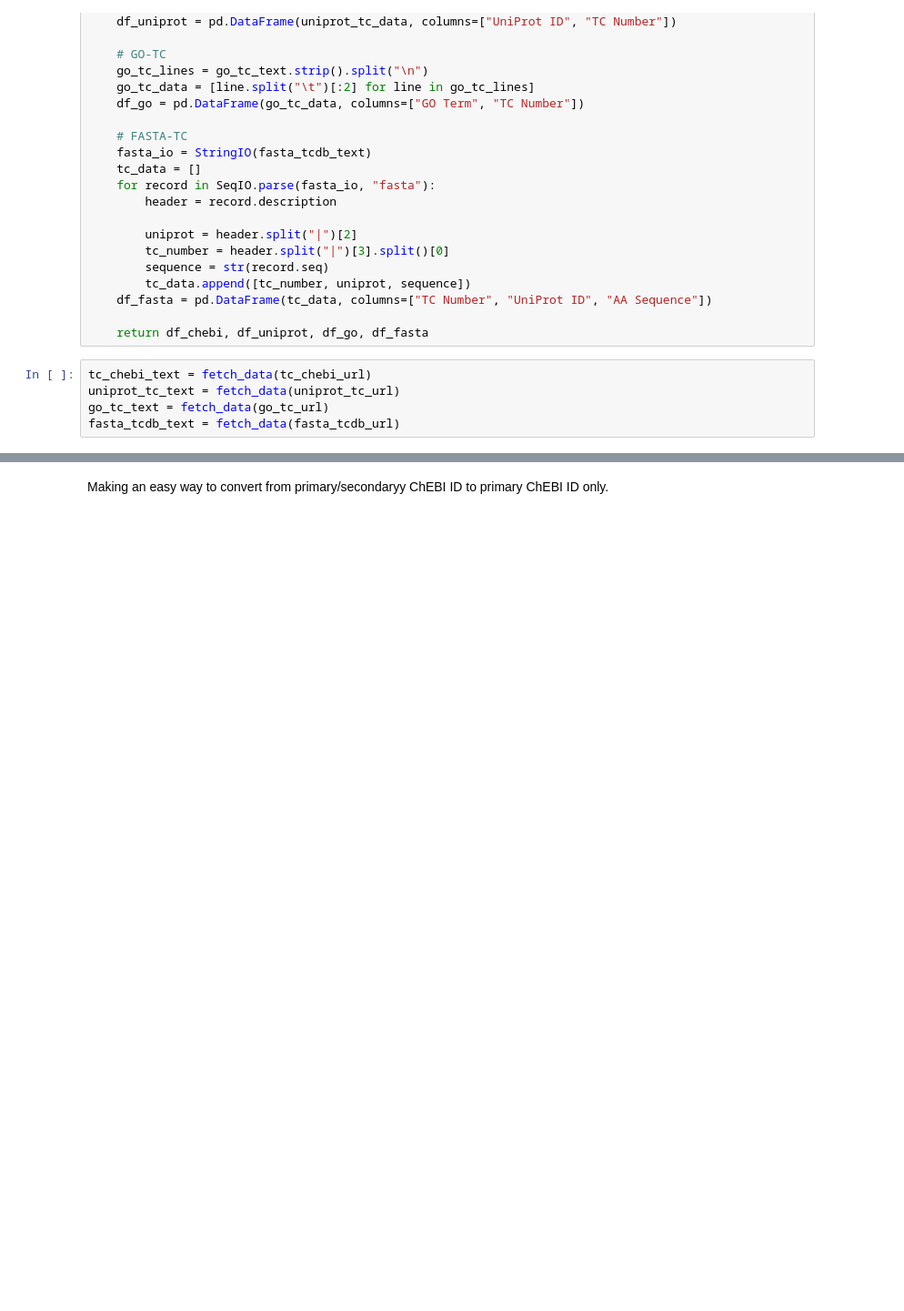
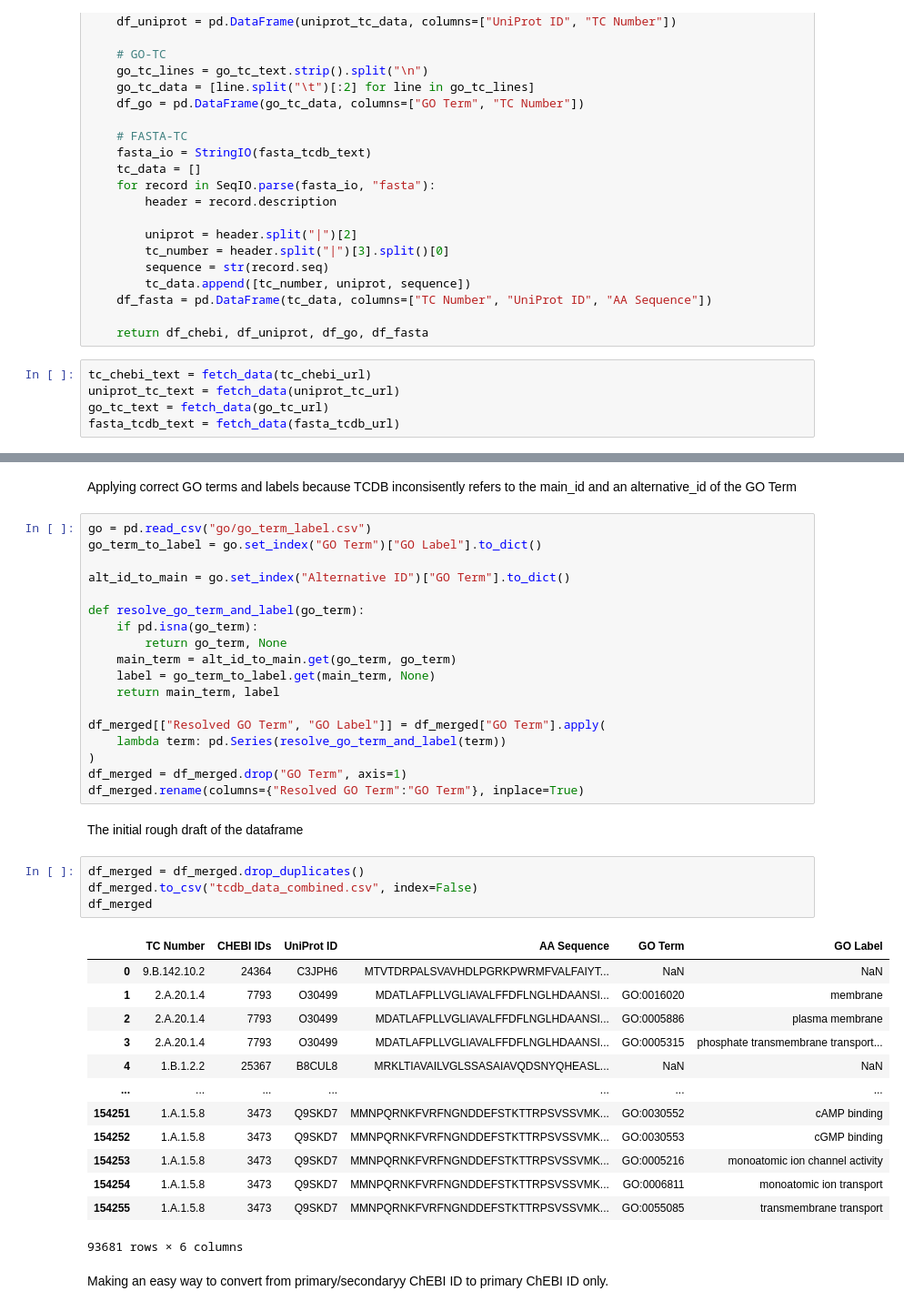
Before and after one commit to blandro/metabolite-transporter-annotation, a Jupyter notebook: main.ipynb, the cells around one changed output, grey strips where cells are left out. Shown: that part at 91% size. Saved outputs shown, nothing was run; the diff lists cells and outputs as text; blank space fills up the shorter version.

Commit message:
Fix GO Term and Label corresponding

```diff
--- a/main.ipynb
+++ b/main.ipynb
@@ -90,3 +85,43 @@ df_merged
+# %% [markdown]
+Applying correct GO terms and labels because TCDB inconsisently refers to the main_id and an alternative_id of the GO Term
+# %%
+go = pd.read_csv("go/go_term_label.csv")
+go_term_to_label = go.set_index("GO Term")["GO Label"].to_dict()
+
+alt_id_to_main = go.set_index("Alternative ID")["GO Term"].to_dict()
+
+def resolve_go_term_and_label(go_term):
+    if pd.isna(go_term):
+        return go_term, None
+    main_term = alt_id_to_main.get(go_term, go_term)
+    label = go_term_to_label.get(main_term, None)
+    return main_term, label
+
+df_merged[["Resolved GO Term", "GO Label"]] = df_merged["GO Term"].apply(
+    lambda term: pd.Series(resolve_go_term_and_label(term))
+)
+df_merged = df_merged.drop("GO Term", axis=1)
+df_merged.rename(columns={"Resolved GO Term":"GO Term"}, inplace=True)
+# %% [markdown]
+The initial rough draft of the dataframe
+# %%
+df_merged = df_merged.drop_duplicates()
+df_merged.to_csv("tcdb_data_combined.csv", index=False)
+df_merged
+# %% [output]
+|  | TC Number | CHEBI IDs | UniProt ID | AA Sequence | GO Term | GO Label |
+| 0 | 9.B.142.10.2 | 24364 | C3JPH6 | MTVTDRPALSVAVHDLPGRKPWRMFVALFAIYT... | NaN | NaN |
+| 1 | 2.A.20.1.4 | 7793 | O30499 | MDATLAFPLLVGLIAVALFFDFLNGLHDAANSI... | GO:0016020 | membrane |
+| 2 | 2.A.20.1.4 | 7793 | O30499 | MDATLAFPLLVGLIAVALFFDFLNGLHDAANSI... | GO:0005886 | plasma membrane |
+| 3 | 2.A.20.1.4 | 7793 | O30499 | MDATLAFPLLVGLIAVALFFDFLNGLHDAANSI... | GO:0005315 | phosphate transmembrane transport... |
+| 4 | 1.B.1.2.2 | 25367 | B8CUL8 | MRKLTIAVAILVGLSSASAIAVQDSNYQHEASL... | NaN | NaN |
+| ... | ... | ... | ... | ... | ... | ... |
+| 154251 | 1.A.1.5.8 | 3473 | Q9SKD7 | MMNPQRNKFVRFNGNDDEFSTKTTRPSVSSVMK... | GO:0030552 | cAMP binding |
+| 154252 | 1.A.1.5.8 | 3473 | Q9SKD7 | MMNPQRNKFVRFNGNDDEFSTKTTRPSVSSVMK... | GO:0030553 | cGMP binding |
+| 154253 | 1.A.1.5.8 | 3473 | Q9SKD7 | MMNPQRNKFVRFNGNDDEFSTKTTRPSVSSVMK... | GO:0005216 | monoatomic ion channel activity |
+| 154254 | 1.A.1.5.8 | 3473 | Q9SKD7 | MMNPQRNKFVRFNGNDDEFSTKTTRPSVSSVMK... | GO:0006811 | monoatomic ion transport |
+| 154255 | 1.A.1.5.8 | 3473 | Q9SKD7 | MMNPQRNKFVRFNGNDDEFSTKTTRPSVSSVMK... | GO:0055085 | transmembrane transport |
+93681 rows × 6 columns
 # %% [markdown]
 Making an easy way to convert from primary/secondaryy ChEBI ID to primary ChEBI ID only.
 # %%
```
Also changed, not shown: parts of 3 cells of this notebook.
